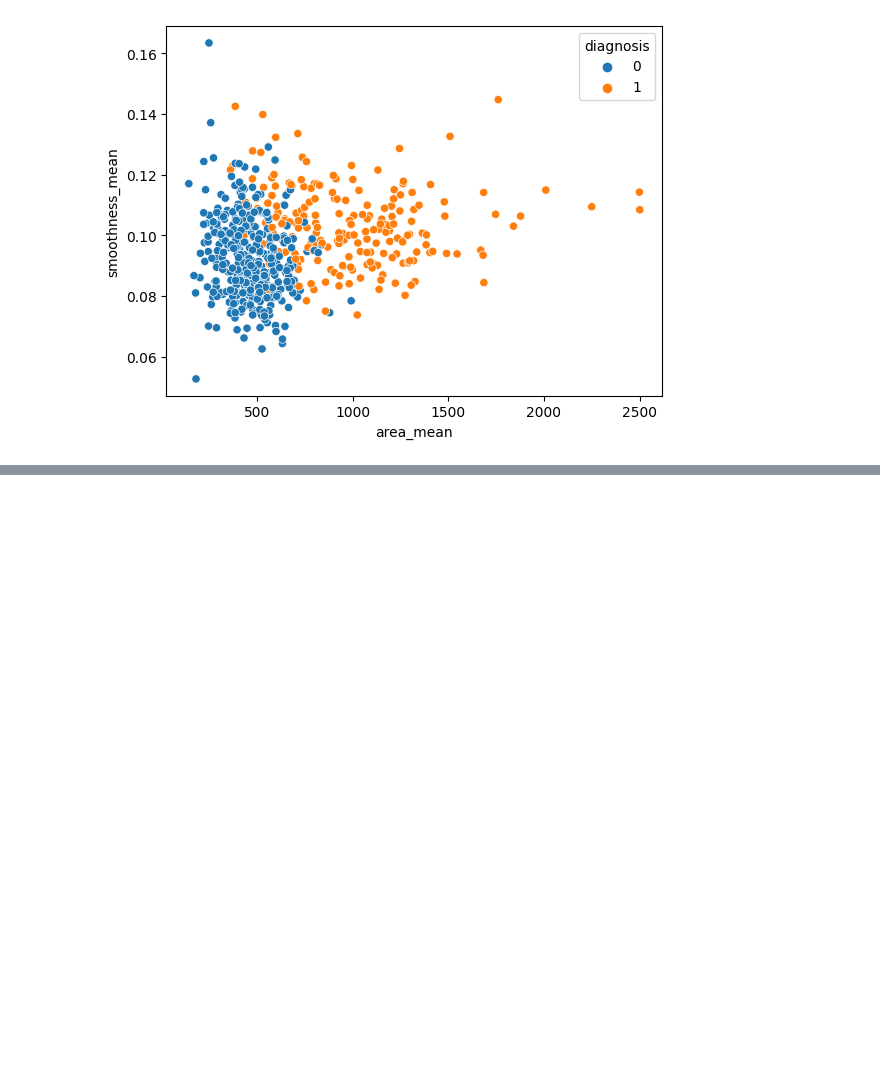
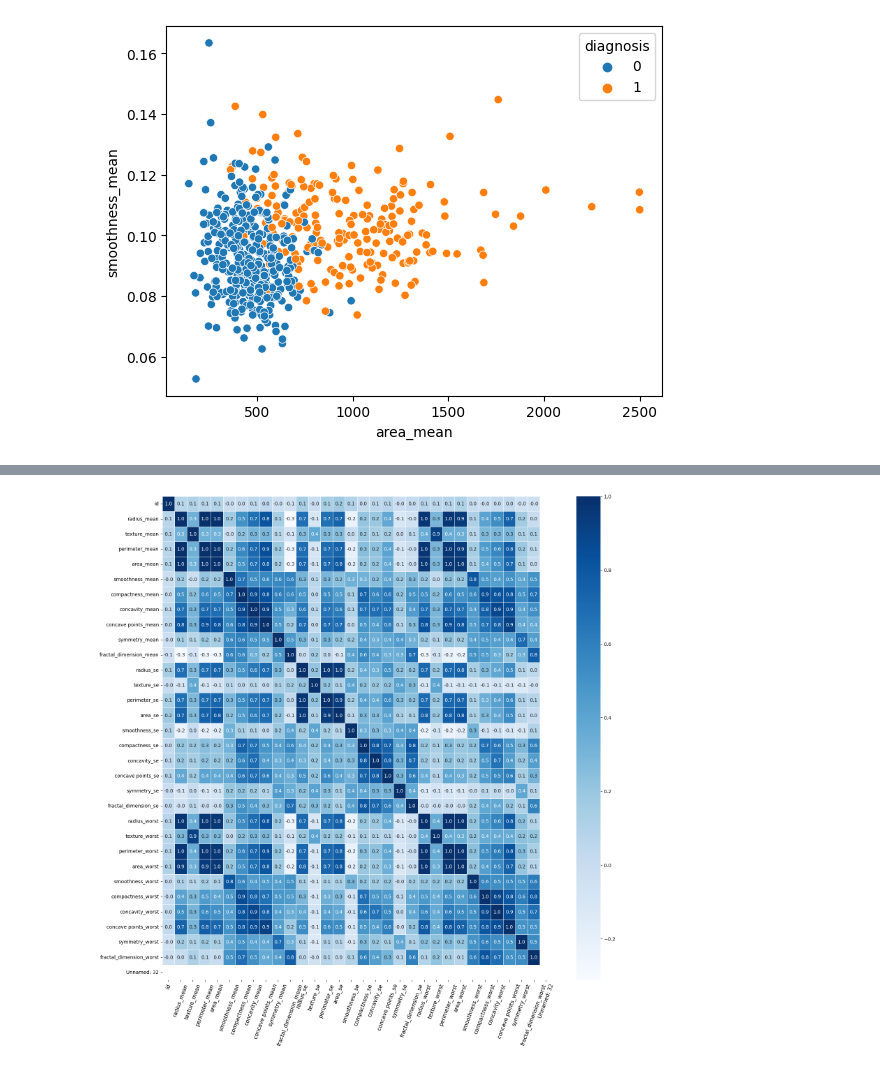
Before and after one commit to Shambok97/Breast-Cancer-Classification, a Jupyter notebook: BC_Classification.ipynb, the cells around one changed output, grey strips where cells are left out. Saved outputs shown, nothing was run; the diff lists cells and outputs as text; code cells hidden in the pictures; blank space fills up the shorter version.

```diff
--- a/BC_Classification.ipynb
+++ b/BC_Classification.ipynb
@@ -131,0 +224,9 @@ sns.scatterplot(x='area_mean',y='smoothness_mean',hue='diagnosis',data=data)
+# %%
+#Correlation Map
+f,ax = plt.subplots(figsize=(18, 18))
+cmap = sns.diverging_palette( 240 , 10 , as_cmap = True )
+sns.heatmap(df.corr(), cmap='Blues',annot=True, linewidths=.5, fmt= '.1f',ax=ax)
+plt.xticks(fontsize=11,rotation=70)
+plt.show()
+# %% [output]
+[figure, added]
```
Also changed, not shown: parts of 10 cells of this notebook.
